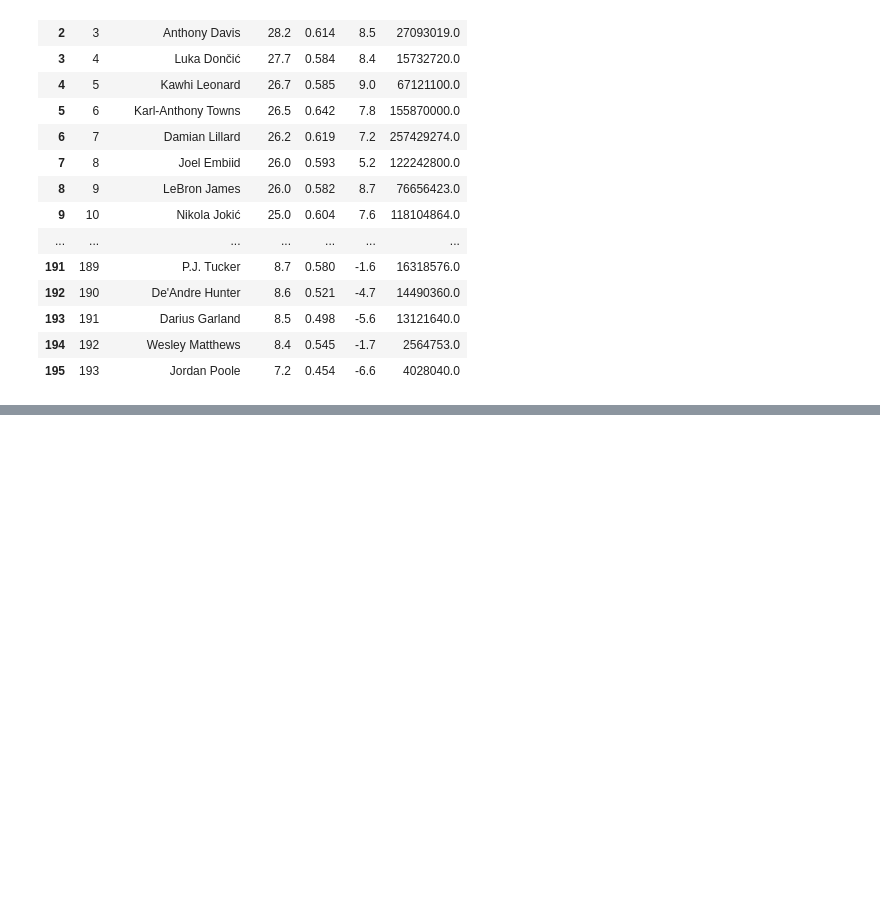
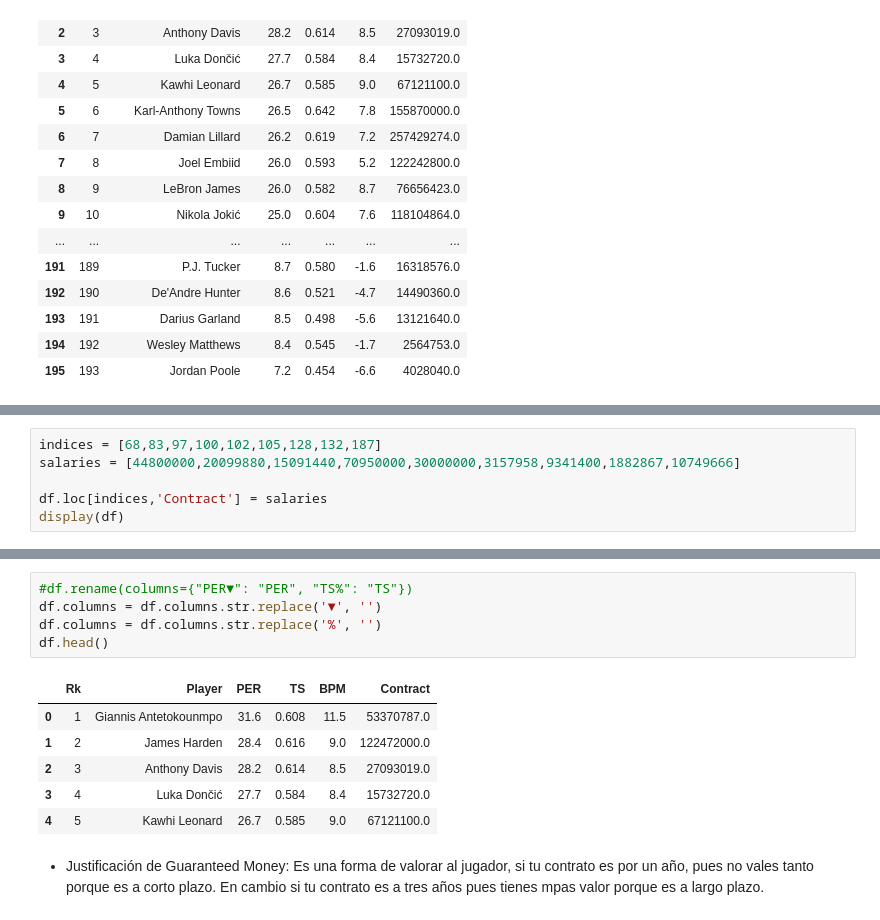
Before and after one commit to pablolopez2733/9plus6, a Jupyter notebook: ValueClusters/ValueClusters.ipynb, the cells around one changed output, grey strips where cells are left out. Saved outputs shown, nothing was run; the diff lists cells and outputs as text; blank space fills up the shorter version.

Commit message:
Dataframe Ready

```diff
--- a/ValueClusters/ValueClusters.ipynb
+++ b/ValueClusters/ValueClusters.ipynb
@@ -54,0 +64,6 @@ display(df)
+# %%
+indices = [68,83,97,100,102,105,128,132,187]
+salaries = [44800000,20099880,15091440,70950000,30000000,3157958,9341400,1882867,10749666]
+
+df.loc[indices,'Contract'] = salaries
+display(df)
@@ -54,0 +88,14 @@ display(df)
+# %%
+#df.rename(columns={"PER▼": "PER", "TS%": "TS"})
+df.columns = df.columns.str.replace('▼', '')
+df.columns = df.columns.str.replace('%', '')
+df.head()
+# %% [output]
+|  | Rk | Player | PER | TS | BPM | Contract |
+| 0 | 1 | Giannis Antetokounmpo | 31.6 | 0.608 | 11.5 | 53370787.0 |
+| 1 | 2 | James Harden | 28.4 | 0.616 | 9.0 | 122472000.0 |
+| 2 | 3 | Anthony Davis | 28.2 | 0.614 | 8.5 | 27093019.0 |
+| 3 | 4 | Luka Dončić | 27.7 | 0.584 | 8.4 | 15732720.0 |
+| 4 | 5 | Kawhi Leonard | 26.7 | 0.585 | 9.0 | 67121100.0 |
+# %% [markdown]
+* Justificación de Guaranteed Money: Es una forma de valorar al jugador, si tu contrato es por un año, pues no vales tanto porque es a corto plazo. En cambio si tu contrato es a tres años pues tienes mpas valor porque es a largo plazo.
```
Also changed, not shown: parts of 3 cells of this notebook.
